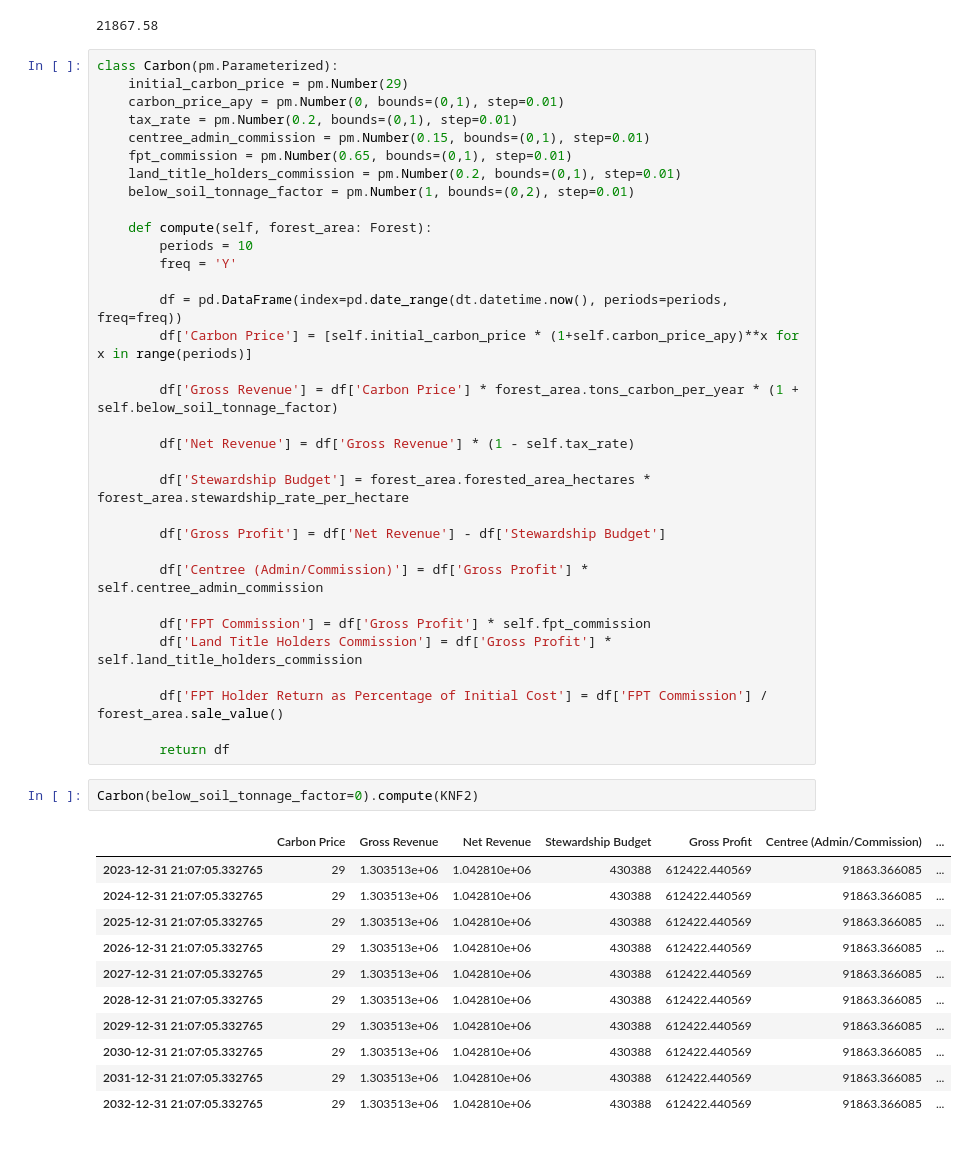
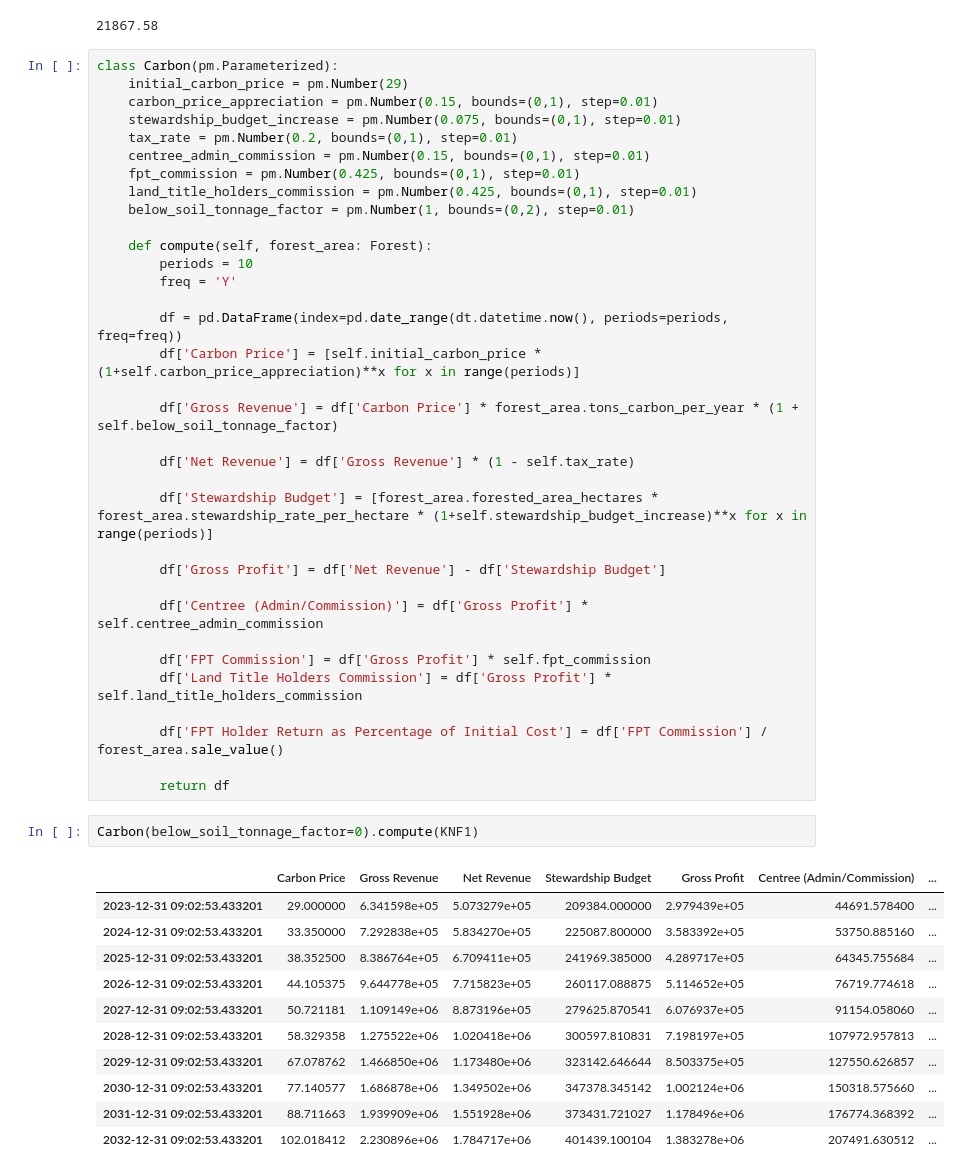
Before and after one commit to longtailfinancial/centree-tokenomics, a Jupyter notebook: Notebooks/CarbonRevenue.ipynb, the cells around one changed output. Drawn from its saved outputs; the diff is of its cells as text.

```diff
--- a/Notebooks/CarbonRevenue.ipynb
+++ b/Notebooks/CarbonRevenue.ipynb
@@ -31,11 +31,12 @@ KNF1.tons_carbon_per_year
 # %%
 class Carbon(pm.Parameterized):
     initial_carbon_price = pm.Number(29)
-    carbon_price_apy = pm.Number(0, bounds=(0,1), step=0.01)
+    carbon_price_appreciation = pm.Number(0.15, bounds=(0,1), step=0.01)
+    stewardship_budget_increase = pm.Number(0.075, bounds=(0,1), step=0.01)
     tax_rate = pm.Number(0.2, bounds=(0,1), step=0.01)
     centree_admin_commission = pm.Number(0.15, bounds=(0,1), step=0.01)
-    fpt_commission = pm.Number(0.65, bounds=(0,1), step=0.01)
-    land_title_holders_commission = pm.Number(0.2, bounds=(0,1), step=0.01)
+    fpt_commission = pm.Number(0.425, bounds=(0,1), step=0.01)
+    land_title_holders_commission = pm.Number(0.425, bounds=(0,1), step=0.01)
     below_soil_tonnage_factor = pm.Number(1, bounds=(0,2), step=0.01)
 
     def compute(self, forest_area: Forest):
@@ -43,13 +44,13 @@ class Carbon(pm.Parameterized):
         freq = 'Y'
 
         df = pd.DataFrame(index=pd.date_range(dt.datetime.now(), periods=periods, freq=freq))
-        df['Carbon Price'] = [self.initial_carbon_price * (1+self.carbon_price_apy)**x for x in range(periods)]
+        df['Carbon Price'] = [self.initial_carbon_price * (1+self.carbon_price_appreciation)**x for x in range(periods)]
 
         df['Gross Revenue'] = df['Carbon Price'] * forest_area.tons_carbon_per_year * (1 + self.below_soil_tonnage_factor)
 
         df['Net Revenue'] = df['Gross Revenue'] * (1 - self.tax_rate)
 
-        df['Stewardship Budget'] = forest_area.forested_area_hectares * forest_area.stewardship_rate_per_hectare
+        df['Stewardship Budget'] = [forest_area.forested_area_hectares * forest_area.stewardship_rate_per_hectare * (1+self.stewardship_budget_increase)**x for x in range(periods)]
 
         df['Gross Profit'] = df['Net Revenue'] - df['Stewardship Budget']
 
@@ -62,17 +63,17 @@ class Carbon(pm.Parameterized):
 
         return df
 # %%
-Carbon(below_soil_tonnage_factor=0).compute(KNF2)
+Carbon(below_soil_tonnage_factor=0).compute(KNF1)
 # %% [output]
 |  | Carbon Price | Gross Revenue | Net Revenue | Stewardship Budget | Gross Profit | Centree (Admin/Commission) | ... |
-| 2023-12-31 21:07:05.332765 | 29 | 1.303513e+06 | 1.042810e+06 | 430388 | 612422.440569 | 91863.366085 | ... |
-| 2024-12-31 21:07:05.332765 | 29 | 1.303513e+06 | 1.042810e+06 | 430388 | 612422.440569 | 91863.366085 | ... |
-| 2025-12-31 21:07:05.332765 | 29 | 1.303513e+06 | 1.042810e+06 | 430388 | 612422.440569 | 91863.366085 | ... |
-| 2026-12-31 21:07:05.332765 | 29 | 1.303513e+06 | 1.042810e+06 | 430388 | 612422.440569 | 91863.366085 | ... |
-| 2027-12-31 21:07:05.332765 | 29 | 1.303513e+06 | 1.042810e+06 | 430388 | 612422.440569 | 91863.366085 | ... |
-| 2028-12-31 21:07:05.332765 | 29 | 1.303513e+06 | 1.042810e+06 | 430388 | 612422.440569 | 91863.366085 | ... |
-| 2029-12-31 21:07:05.332765 | 29 | 1.303513e+06 | 1.042810e+06 | 430388 | 612422.440569 | 91863.366085 | ... |
-| 2030-12-31 21:07:05.332765 | 29 | 1.303513e+06 | 1.042810e+06 | 430388 | 612422.440569 | 91863.366085 | ... |
-| 2031-12-31 21:07:05.332765 | 29 | 1.303513e+06 | 1.042810e+06 | 430388 | 612422.440569 | 91863.366085 | ... |
-| 2032-12-31 21:07:05.332765 | 29 | 1.303513e+06 | 1.042810e+06 | 430388 | 612422.440569 | 91863.366085 | ... |
+| 2023-12-31 09:02:53.433201 | 29.000000 | 6.341598e+05 | 5.073279e+05 | 209384.000000 | 2.979439e+05 | 44691.578400 | ... |
+| 2024-12-31 09:02:53.433201 | 33.350000 | 7.292838e+05 | 5.834270e+05 | 225087.800000 | 3.583392e+05 | 53750.885160 | ... |
+| 2025-12-31 09:02:53.433201 | 38.352500 | 8.386764e+05 | 6.709411e+05 | 241969.385000 | 4.289717e+05 | 64345.755684 | ... |
+| 2026-12-31 09:02:53.433201 | 44.105375 | 9.644778e+05 | 7.715823e+05 | 260117.088875 | 5.114652e+05 | 76719.774618 | ... |
+| 2027-12-31 09:02:53.433201 | 50.721181 | 1.109149e+06 | 8.873196e+05 | 279625.870541 | 6.076937e+05 | 91154.058060 | ... |
+| 2028-12-31 09:02:53.433201 | 58.329358 | 1.275522e+06 | 1.020418e+06 | 300597.810831 | 7.198197e+05 | 107972.957813 | ... |
+| 2029-12-31 09:02:53.433201 | 67.078762 | 1.466850e+06 | 1.173480e+06 | 323142.646644 | 8.503375e+05 | 127550.626857 | ... |
+| 2030-12-31 09:02:53.433201 | 77.140577 | 1.686878e+06 | 1.349502e+06 | 347378.345142 | 1.002124e+06 | 150318.575660 | ... |
+| 2031-12-31 09:02:53.433201 | 88.711663 | 1.939909e+06 | 1.551928e+06 | 373431.721027 | 1.178496e+06 | 176774.368392 | ... |
+| 2032-12-31 09:02:53.433201 | 102.018412 | 2.230896e+06 | 1.784717e+06 | 401439.100104 | 1.383278e+06 | 207491.630512 | ... |
 # %%
```
Also changed, not shown: parts of 1 cell of this notebook, 5 other files.
